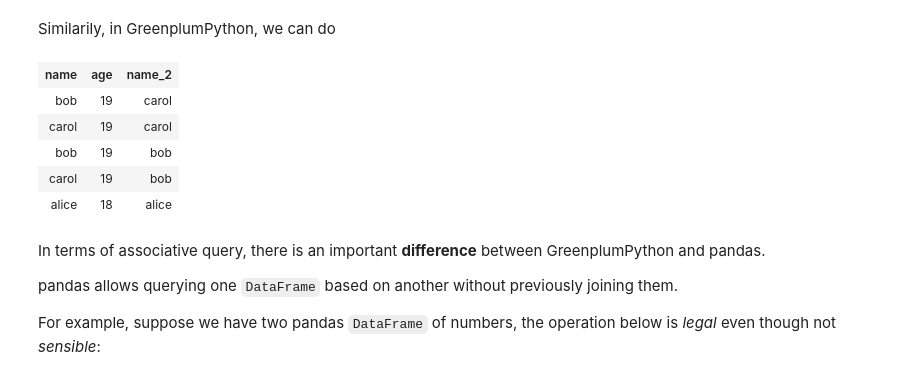
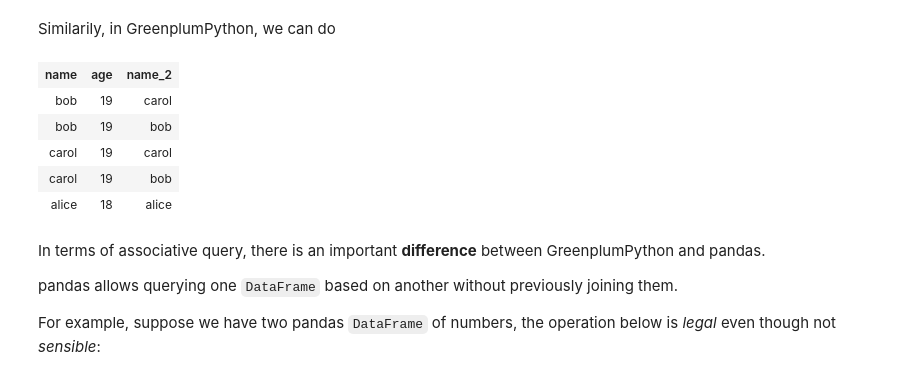
Before and after one commit to greenplum-db/GreenplumPython-archive, a Jupyter notebook: doc/source/notebooks/pandas.ipynb, the cells around one changed output. Cells and saved outputs as stored; diff of their text form; code cells hidden in the pictures.

```diff
--- a/doc/source/notebooks/pandas.ipynb
+++ b/doc/source/notebooks/pandas.ipynb
@@ -443,17 +454,18 @@ df.merge(df, on="age", suffixes=("", "_2"))
 # %% [markdown]
 Similarily, in GreenplumPython, we can do
 # %%
+student_2 = student.save_as(dataframe_name="students_2", column_names=["name", "age"], temp=True)
 student.join(
-    student.rename("student_2"),
+    student_2,
     using=["age"],
     self_columns={"*"},
     other_columns={"name": "name_2"},
 )
 # %% [output]
 | name | age | name_2 |
 | bob | 19 | carol |
+| bob | 19 | bob |
 | carol | 19 | carol |
-| bob | 19 | bob |
 | carol | 19 | bob |
 | alice | 18 | alice |
 # %% [markdown]
```
Also changed, not shown: parts of 27 cells of this notebook.
